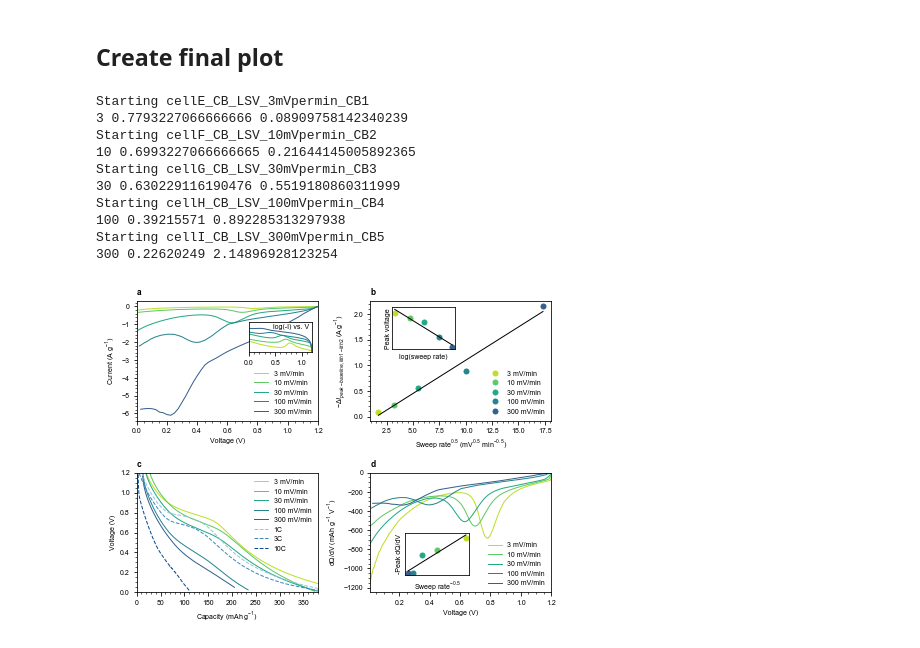
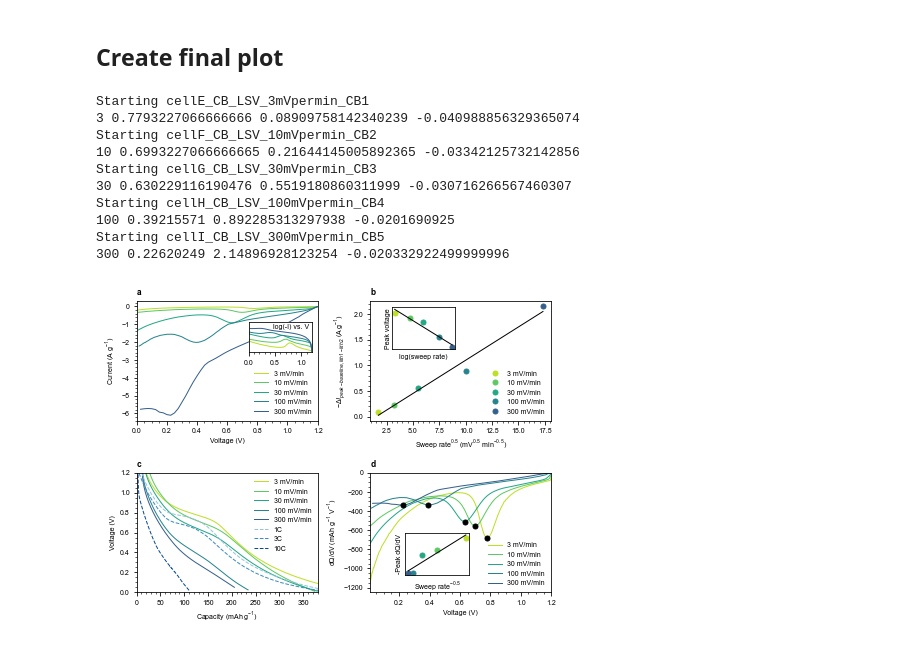
Before and after one commit to petermattia/first-cycle-SEI-on-carbon-black, a Jupyter notebook: LSV/LSV.ipynb, the cells around one changed output. Cells and saved outputs as stored; diff of their text form; code cells hidden in the pictures.

```diff
--- a/LSV/LSV.ipynb
+++ b/LSV/LSV.ipynb
@@ -434,7 +434,7 @@ for k, file in enumerate(file_list):
     max_idx = np.where(current_lith1[:idx_0pt2V] == np.min(current_lith1[:idx_0pt2V]))[0][0]
     E_peak_lith1 = voltage_lith1[max_idx]
     dQdV_peak_lith1 = dQdV_lith1[max_idx]
-    print(speed, E_peak_lith1, I_peak_minus_I_baseline[k])
+    print(speed, E_peak_lith1, I_peak_minus_I_baseline[k], dQdV_peak_lith1)
 
     # Set peaks
     E_peaks[k] = E_peak_lith1
@@ -483,36 +483,37 @@ ax[3].legend(frameon=False)
 
 ax_inset0.annotate('log(-I) vs. V', (0.95, 0.95), xycoords='axes fraction',
                    horizontalalignment='right', verticalalignment='top')
 
 # Fits
 speeds_logspace = np.logspace(np.log10(speeds[0]), np.log10(speeds[-1]), 100)
 
 p1 = np.polyfit(speeds**0.5, I_peak_minus_I_baseline, 1)
 p2 = np.polyfit(np.log10(speeds), E_peaks, 1)
 p3 = np.polyfit(speeds**(-0.5), -dQdV_peaks, 1)
 
 ax[1].plot(speeds_logspace**0.5, p1[0]*speeds_logspace**0.5 + p1[1], 'k')
+ax[3].plot(E_peaks, 60 / 3.6 * 1000 * dQdV_peaks, 'ok')
 ax_inset1.semilogx(speeds_logspace, p2[0]*np.log10(speeds_logspace) + p2[1], 'k')
 ax_inset3.plot(speeds_logspace**(-0.5), p3[0]*speeds_logspace**(-0.5) + p3[1], 'k')
 
 ax_inset0.get_yaxis().set_ticks([])
 ax_inset1.get_xaxis().set_ticks([])
 ax_inset1.minorticks_off()
 ax_inset1.get_yaxis().set_ticks([])
 ax_inset3.get_xaxis().set_ticks([])
 ax_inset3.get_yaxis().set_ticks([])
 
 plt.tight_layout()
 plt.savefig(figpath / 'LSV.eps', bbox_inches='tight', format='eps')
 # %% [output]
 Starting cellE_CB_LSV_3mVpermin_CB1
-3 0.7793227066666666 0.08909758142340239
+3 0.7793227066666666 0.08909758142340239 -0.040988856329365074
 Starting cellF_CB_LSV_10mVpermin_CB2
-10 0.6993227066666665 0.21644145005892365
+10 0.6993227066666665 0.21644145005892365 -0.03342125732142856
 Starting cellG_CB_LSV_30mVpermin_CB3
-30 0.630229116190476 0.5519180860311999
+30 0.630229116190476 0.5519180860311999 -0.030716266567460307
 Starting cellH_CB_LSV_100mVpermin_CB4
-100 0.39215571 0.892285313297938
+100 0.39215571 0.892285313297938 -0.0201690925
 Starting cellI_CB_LSV_300mVpermin_CB5
-300 0.22620249 2.14896928123254
+300 0.22620249 2.14896928123254 -0.020332922499999996
-[figure, old version]
+[figure, new version]
```
Also changed, not shown: parts of 1 cell of this notebook, 16 other files.
